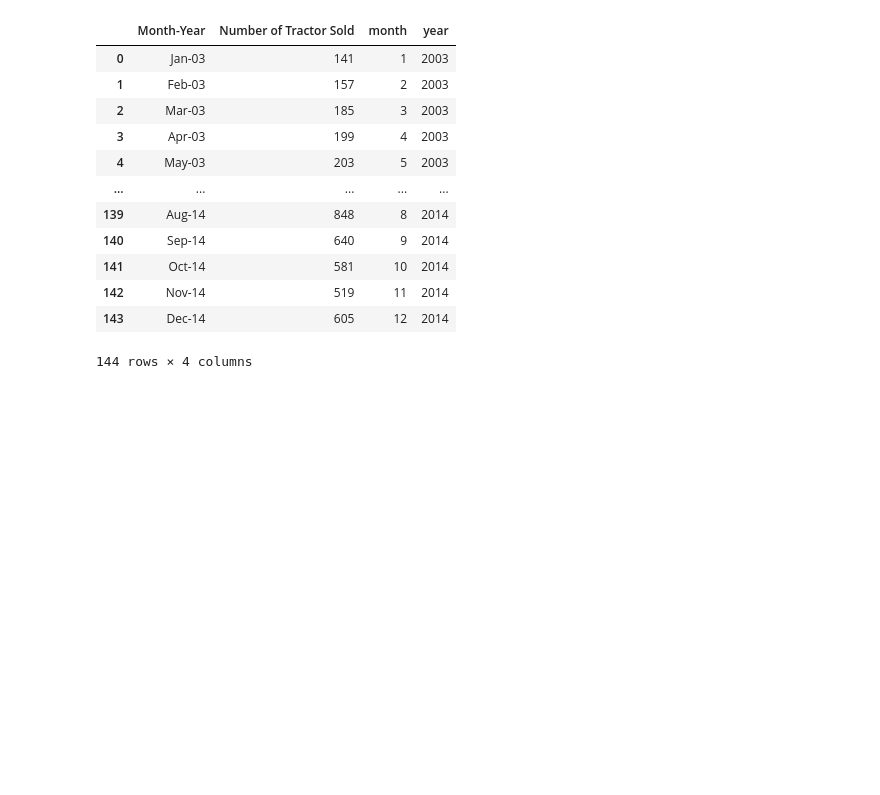
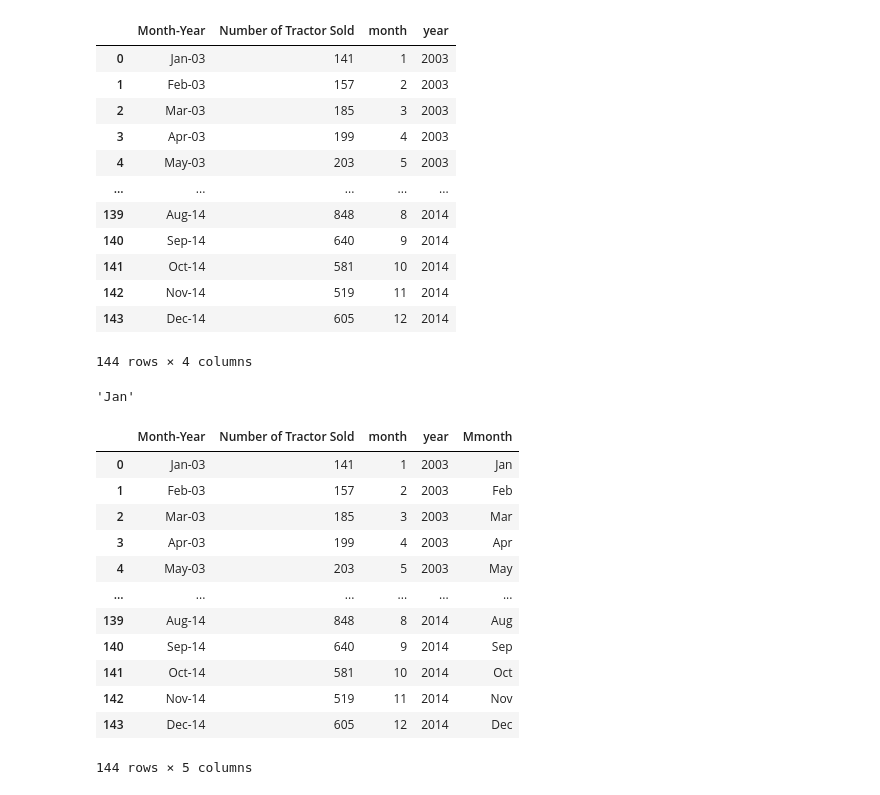
Before and after one commit to FazlullahBokhari/AI.workspace, a Jupyter notebook: Time Series.ipynb, the cells around one changed output. Drawn from its saved outputs; the diff is of its cells as text; code cells hidden in the pictures; blank space fills up the shorter version.

```diff
--- a/Time Series.ipynb
+++ b/Time Series.ipynb
@@ -70,3 +70,26 @@ dataset
 | 142 | Nov-14 | 519 | 11 | 2014 |
 | 143 | Dec-14 | 605 | 12 | 2014 |
 144 rows × 4 columns
+# %%
+import calendar as cld
+cld.month_abbr[1]
+# %% [output]
+'Jan'
+# %%
+dataset['Mmonth'] = dataset['month'].apply(lambda x: cld.month_abbr[x])
+# %%
+dataset
+# %% [output]
+|  | Month-Year | Number of Tractor Sold | month | year | Mmonth |
+| 0 | Jan-03 | 141 | 1 | 2003 | Jan |
+| 1 | Feb-03 | 157 | 2 | 2003 | Feb |
+| 2 | Mar-03 | 185 | 3 | 2003 | Mar |
+| 3 | Apr-03 | 199 | 4 | 2003 | Apr |
+| 4 | May-03 | 203 | 5 | 2003 | May |
+| ... | ... | ... | ... | ... | ... |
+| 139 | Aug-14 | 848 | 8 | 2014 | Aug |
+| 140 | Sep-14 | 640 | 9 | 2014 | Sep |
+| 141 | Oct-14 | 581 | 10 | 2014 | Oct |
+| 142 | Nov-14 | 519 | 11 | 2014 | Nov |
+| 143 | Dec-14 | 605 | 12 | 2014 | Dec |
+144 rows × 5 columns
```
Also changed, not shown: parts of 10 cells of this notebook.
